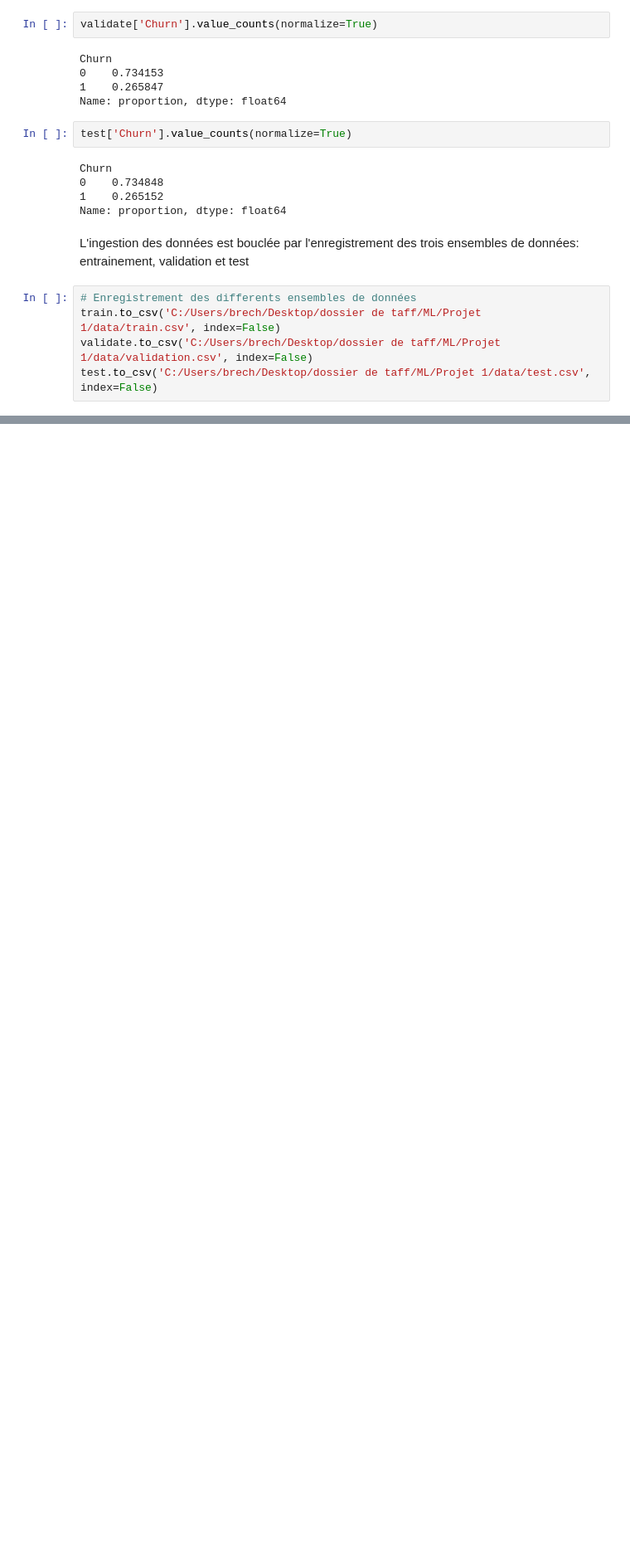
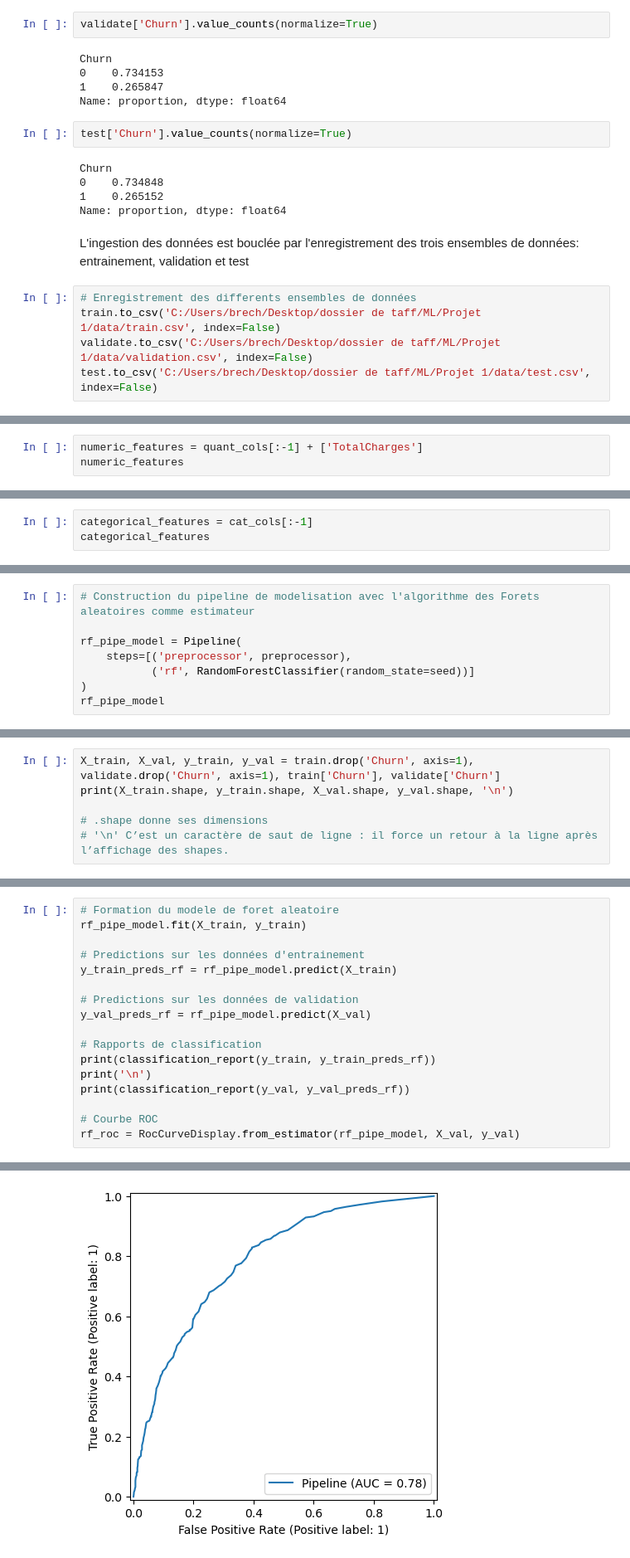
Before and after one commit to BrechM/Projects-Space, a Jupyter notebook: ML/Projet 1/models/Churn_notebook.ipynb, the cells around one changed output, grey strips where cells are left out. Shown: that part at 83% size. Saved outputs shown, nothing was run; the diff lists cells and outputs as text; blank space fills up the shorter version.

```diff
--- a/ML/Projet 1/models/Churn_notebook.ipynb
+++ b/ML/Projet 1/models/Churn_notebook.ipynb
@@ -167,0 +322,3 @@ test.to_csv('C:/Users/brech/Desktop/dossier de taff/ML/Projet 1/data/test.csv',
+# %%
+numeric_features = quant_cols[:-1] + ['TotalCharges']
+numeric_features
@@ -167,0 +327,3 @@ test.to_csv('C:/Users/brech/Desktop/dossier de taff/ML/Projet 1/data/test.csv',
+# %%
+categorical_features = cat_cols[:-1]
+categorical_features
@@ -167,0 +412,8 @@ test.to_csv('C:/Users/brech/Desktop/dossier de taff/ML/Projet 1/data/test.csv',
+# %%
+# Construction du pipeline de modelisation avec l'algorithme des Forets aleatoires comme estimateur
+
+rf_pipe_model = Pipeline(
+    steps=[('preprocessor', preprocessor),
+           ('rf', RandomForestClassifier(random_state=seed))]
+)
+rf_pipe_model
@@ -167,0 +464,6 @@ test.to_csv('C:/Users/brech/Desktop/dossier de taff/ML/Projet 1/data/test.csv',
+# %%
+X_train, X_val, y_train, y_val = train.drop('Churn', axis=1), validate.drop('Churn', axis=1), train['Churn'], validate['Churn']
+print(X_train.shape, y_train.shape, X_val.shape, y_val.shape, '\n')
+
+# .shape donne ses dimensions
+# '\n' C’est un caractère de saut de ligne : il force un retour à la ligne après l’affichage des shapes.
@@ -167,0 +472,18 @@ test.to_csv('C:/Users/brech/Desktop/dossier de taff/ML/Projet 1/data/test.csv',
+# %%
+# Formation du modele de foret aleatoire
+rf_pipe_model.fit(X_train, y_train)
+
+# Predictions sur les données d'entrainement
+y_train_preds_rf = rf_pipe_model.predict(X_train)
+
+# Predictions sur les données de validation
+y_val_preds_rf = rf_pipe_model.predict(X_val)
+
+# Rapports de classification
+print(classification_report(y_train, y_train_preds_rf))
+print('\n')
+print(classification_report(y_val, y_val_preds_rf))
+
+# Courbe ROC
+rf_roc = RocCurveDisplay.from_estimator(rf_pipe_model, X_val, y_val)
+# %% [output]
@@ -167,0 +509 @@ test.to_csv('C:/Users/brech/Desktop/dossier de taff/ML/Projet 1/data/test.csv',
+[figure, added]
```
Also changed, not shown: parts of 37 cells of this notebook, 2 other files.
